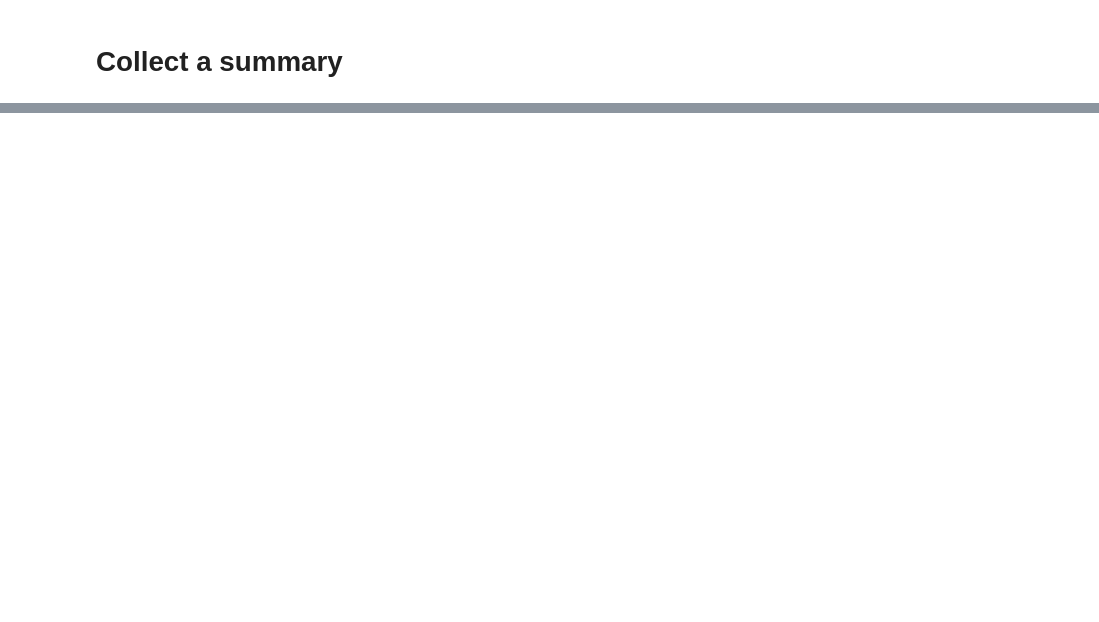
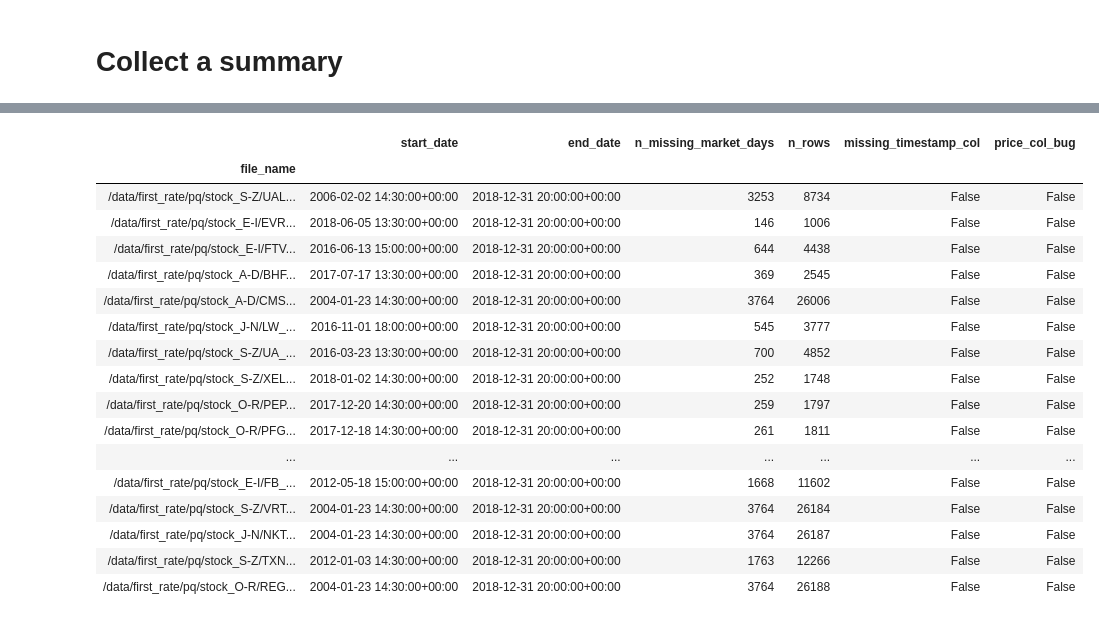
Before and after one commit to ajmal017/amp, a Jupyter notebook: vendors/first_rate/Task274_verify_datasets.ipynb, the cells around one changed output, grey strips where cells are left out. Cells and saved outputs as stored; diff of their text form; code cells hidden in the pictures; blank space fills up the shorter version.

```diff
--- a/vendors/first_rate/Task274_verify_datasets.ipynb
+++ b/vendors/first_rate/Task274_verify_datasets.ipynb
@@ -42,26 +42,28 @@ def find_price_col_bug(df):
 
 
 def verify(pq_path):
-    equity = pd.read_pq(pq_path)
+    equity = pd.read_parquet(pq_path)
+    equity['timestamp'] = pd.to_datetime(equity['timestamp'], utc=True)
     summary_series = pd.Series(index=summary_cols)
-    summary_series.loc['start_date'] = equity.iloc[0, 0]
-    summary_series.loc['end_date'] = equity.iloc[0, -1]
+    summary_series.loc['start_date'] = equity['timestamp'].iloc[0]
+    summary_series.loc['end_date'] = equity['timestamp'].iloc[-1]
     summary_series.loc['n_rows'] = len(equity)
-    summary_series.loc['price_col_bug'] = find_col_name_bug(equity)
+    summary_series.loc['price_col_bug'] = find_price_col_bug(equity)
     # check timestamps and missing days
     if 'timestamp' not in equity.columns:
         summary_series.loc['missing_timestamp_col'] = True
-        bdays = pd.date_range(equity.iloc[0, 0],
-                              equity.iloc[0, -1],
+        bdays = pd.date_range(equity['timestamp'].iloc[0],
+                              equity['timestamp'].iloc[-1],
                               freq=du.CBD)
         n_missing_days = len(bdays) - len(equity)
         summary_series.loc['n_missing_market_days'] = n_missing_days
     else:
         summary_series.loc['missing_timestamp_col'] = False
-        bdays = pd.date_range(equity.iloc[0, 0],
-                              equity.iloc[0, -1],
-                              freq=du.CBD)
-        missing_bdays = bdays.difference(summary['timestamp'].date())
+        bdays = pd.date_range(equity['timestamp'].iloc[0],
+                              equity['timestamp'].iloc[-1],
+                              freq=du.CBD,
+                              tz=equity['timestamp'].iloc[0].tz)
+        missing_bdays = bdays.difference(equity['timestamp'].dt.date)
         summary_series.loc['n_missing_market_days'] = len(missing_bdays)
     return summary_series
 # %%
@@ -81,7 +85,7 @@ len(pq_files)
 # Collect a summary
 # %%
 summary_cols = [
-    'start_date', 'end_date', 'n_missing_market_days', 'n_rows'
+    'start_date', 'end_date', 'n_missing_market_days', 'n_rows',
     'missing_timestamp_col', 'price_col_bug'
 ]
 # %%
@@ -115,0 +172,3 @@ plt.show()
+# %%
+top_missing_pct = (summary['n_missing_market_days'] /
+                   summary['n_rows']).sort_values(ascending=False)
@@ -115,0 +195,21 @@ plt.show()
+# %%
+summary.loc[top_missing_pct.head(20).index]
+# %% [output]
+|  | start_date | end_date | n_missing_market_days | n_rows | missing_timestamp_col | price_col_bug |
+| file_name |  |  |  |  |  |  |
+| /data/first_rate/pq/stock_S-Z/UAL... | 2006-02-02 14:30:00+00:00 | 2018-12-31 20:00:00+00:00 | 3253 | 8734 | False | False |
+| /data/first_rate/pq/stock_E-I/EVR... | 2018-06-05 13:30:00+00:00 | 2018-12-31 20:00:00+00:00 | 146 | 1006 | False | False |
+| /data/first_rate/pq/stock_E-I/FTV... | 2016-06-13 15:00:00+00:00 | 2018-12-31 20:00:00+00:00 | 644 | 4438 | False | False |
+| /data/first_rate/pq/stock_A-D/BHF... | 2017-07-17 13:30:00+00:00 | 2018-12-31 20:00:00+00:00 | 369 | 2545 | False | False |
+| /data/first_rate/pq/stock_A-D/CMS... | 2004-01-23 14:30:00+00:00 | 2018-12-31 20:00:00+00:00 | 3764 | 26006 | False | False |
+| /data/first_rate/pq/stock_J-N/LW_... | 2016-11-01 18:00:00+00:00 | 2018-12-31 20:00:00+00:00 | 545 | 3777 | False | False |
+| /data/first_rate/pq/stock_S-Z/UA_... | 2016-03-23 13:30:00+00:00 | 2018-12-31 20:00:00+00:00 | 700 | 4852 | False | False |
+| /data/first_rate/pq/stock_S-Z/XEL... | 2018-01-02 14:30:00+00:00 | 2018-12-31 20:00:00+00:00 | 252 | 1748 | False | False |
+| /data/first_rate/pq/stock_O-R/PEP... | 2017-12-20 14:30:00+00:00 | 2018-12-31 20:00:00+00:00 | 259 | 1797 | False | False |
+| /data/first_rate/pq/stock_O-R/PFG... | 2017-12-18 14:30:00+00:00 | 2018-12-31 20:00:00+00:00 | 261 | 1811 | False | False |
+| ... | ... | ... | ... | ... | ... | ... |
+| /data/first_rate/pq/stock_E-I/FB_... | 2012-05-18 15:00:00+00:00 | 2018-12-31 20:00:00+00:00 | 1668 | 11602 | False | False |
+| /data/first_rate/pq/stock_S-Z/VRT... | 2004-01-23 14:30:00+00:00 | 2018-12-31 20:00:00+00:00 | 3764 | 26184 | False | False |
+| /data/first_rate/pq/stock_J-N/NKT... | 2004-01-23 14:30:00+00:00 | 2018-12-31 20:00:00+00:00 | 3764 | 26187 | False | False |
+| /data/first_rate/pq/stock_S-Z/TXN... | 2012-01-03 14:30:00+00:00 | 2018-12-31 20:00:00+00:00 | 1763 | 12266 | False | False |
+| /data/first_rate/pq/stock_O-R/REG... | 2004-01-23 14:30:00+00:00 | 2018-12-31 20:00:00+00:00 | 3764 | 26188 | False | False |
```
Also changed, not shown: parts of 18 cells of this notebook.
